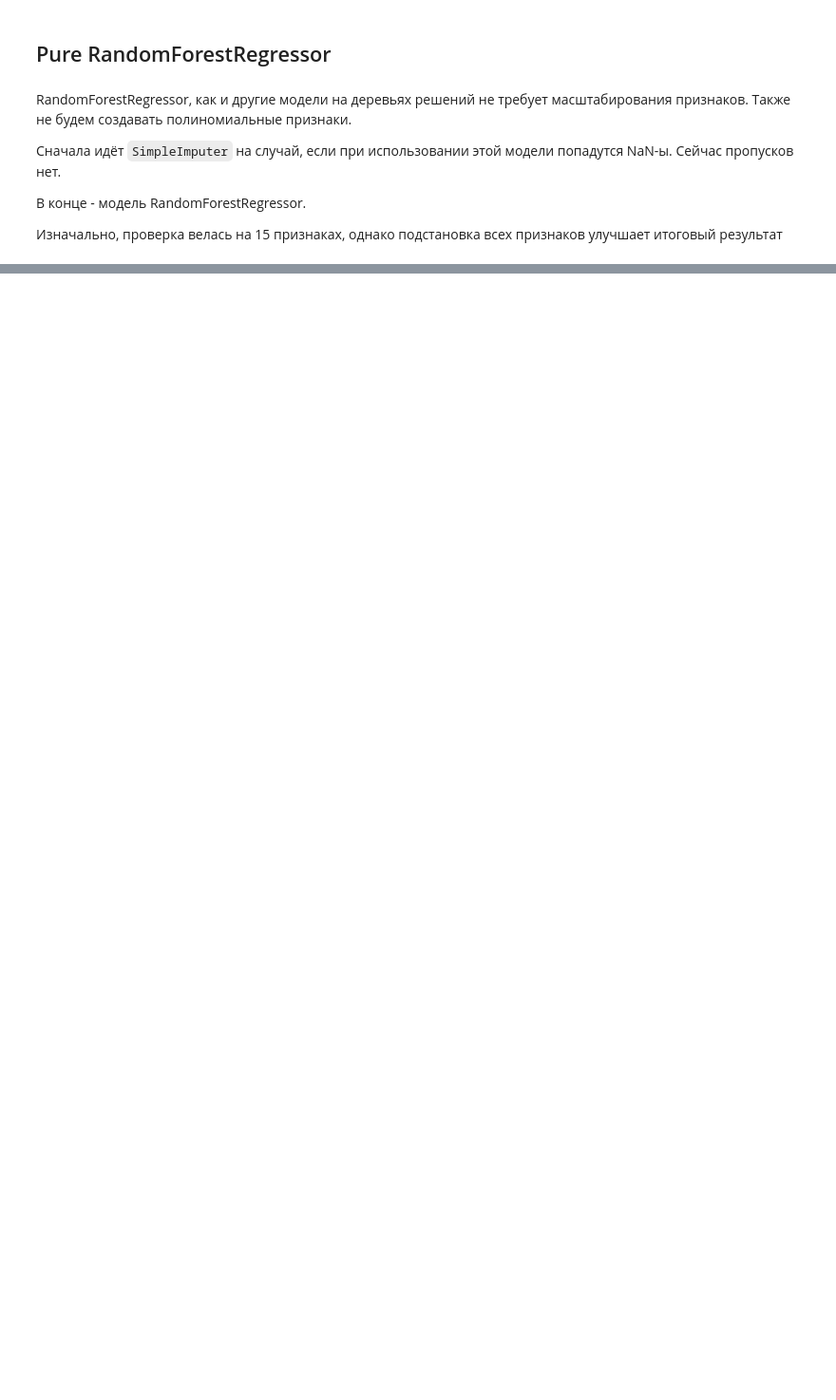
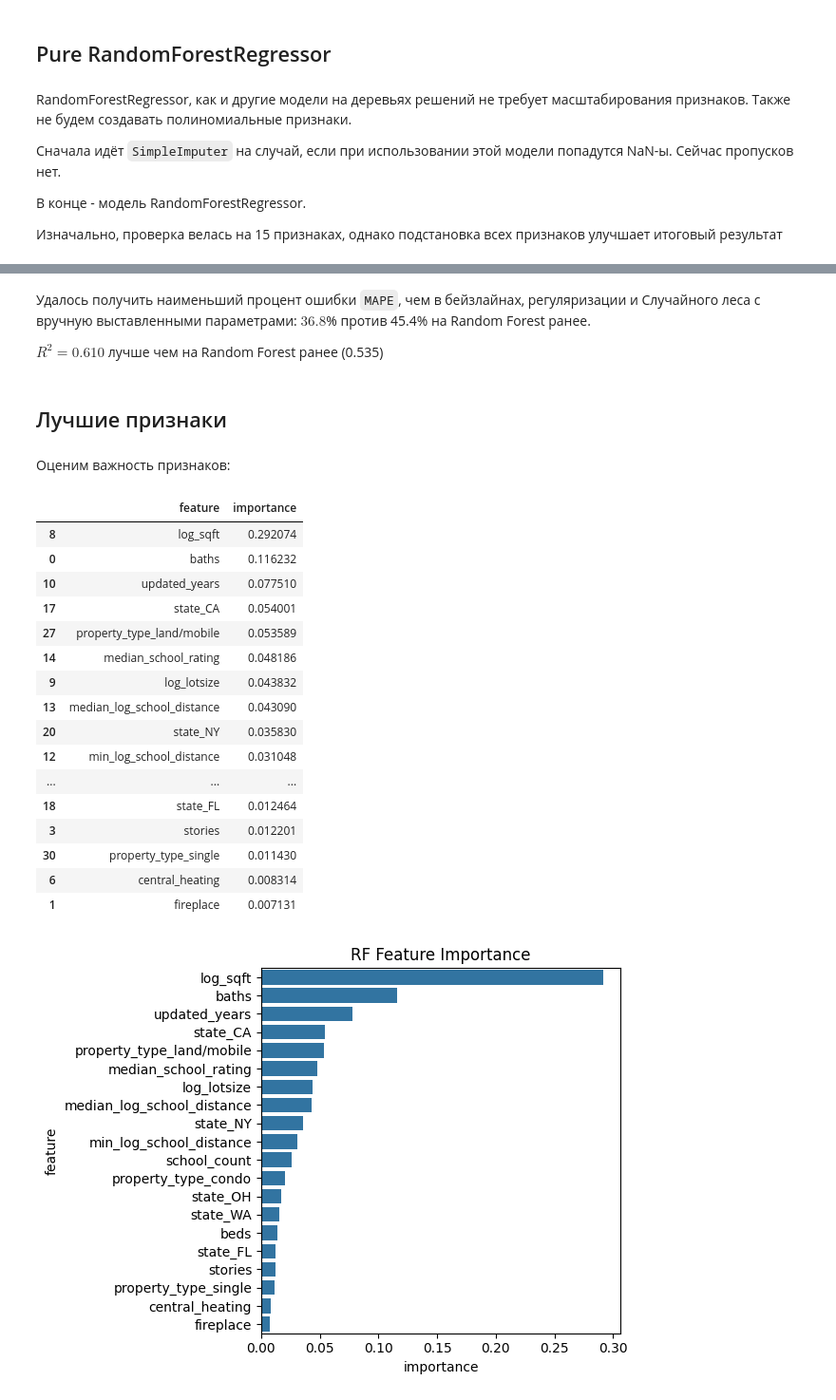
Before and after one commit to mvulf/housing_cost, a Jupyter notebook: notebooks/3.3-mv-modelling-random-forest.ipynb, the cells around one changed output, grey strips where cells are left out. Shown at 95% size. Drawn from its saved outputs; the diff is of its cells as text; code cells hidden in the pictures; blank space fills up the shorter version.

```diff
--- a/notebooks/3.3-mv-modelling-random-forest.ipynb
+++ b/notebooks/3.3-mv-modelling-random-forest.ipynb
@@ -189,0 +446,44 @@ $R^2 = 0.529$ лучше чем у дерева решений (0.492)
+# %% [markdown]
+Удалось получить наименьший процент ошибки `MAPE`, чем в бейзлайнах, регуляризации и Случайного леса с вручную выставленными параметрами: $36.8$% против 45.4% на Random Forest ранее.
+
+$R^2 = 0.610$ лучше чем на Random Forest ранее (0.535)
+# %% [markdown]
+## Лучшие признаки
+# %% [markdown]
+Оценим важность признаков:
+# %%
+feature_importances = pd.DataFrame(
+    {
+        'feature': pipe[-2].get_feature_names_out(),
+        'importance': pipe[-1].feature_importances_,
+    }
+).sort_values(by='importance', ascending=False)
+
+selected_feature_importances = feature_importances.iloc[:20]
+
+display(selected_feature_importances)
+visualize.plot_bar(
+    selected_feature_importances,
+    numeric_feature='importance',
+    categorical_feature='feature',
+    title='RF Feature Importance',
+);
+# %% [output]
+|  | feature | importance |
+| 8 | log_sqft | 0.292074 |
+| 0 | baths | 0.116232 |
+| 10 | updated_years | 0.077510 |
+| 17 | state_CA | 0.054001 |
+| 27 | property_type_land/mobile | 0.053589 |
+| 14 | median_school_rating | 0.048186 |
+| 9 | log_lotsize | 0.043832 |
+| 13 | median_log_school_distance | 0.043090 |
+| 20 | state_NY | 0.035830 |
+| 12 | min_log_school_distance | 0.031048 |
+| ... | ... | ... |
+| 18 | state_FL | 0.012464 |
+| 3 | stories | 0.012201 |
+| 30 | property_type_single | 0.011430 |
+| 6 | central_heating | 0.008314 |
+| 1 | fireplace | 0.007131 |
+[figure, added]
```
Also changed, not shown: parts of 31 cells of this notebook, 6 other files.
